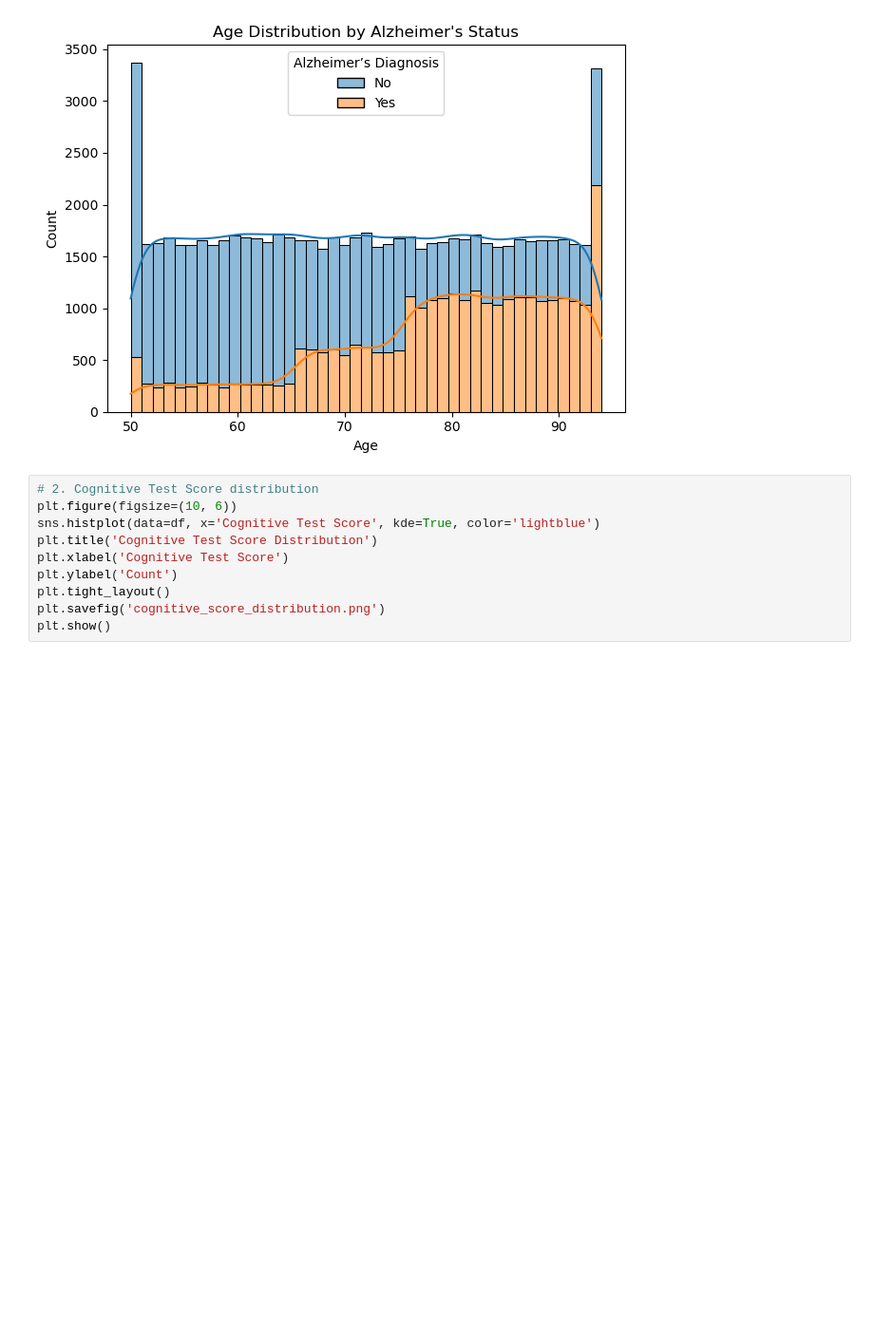
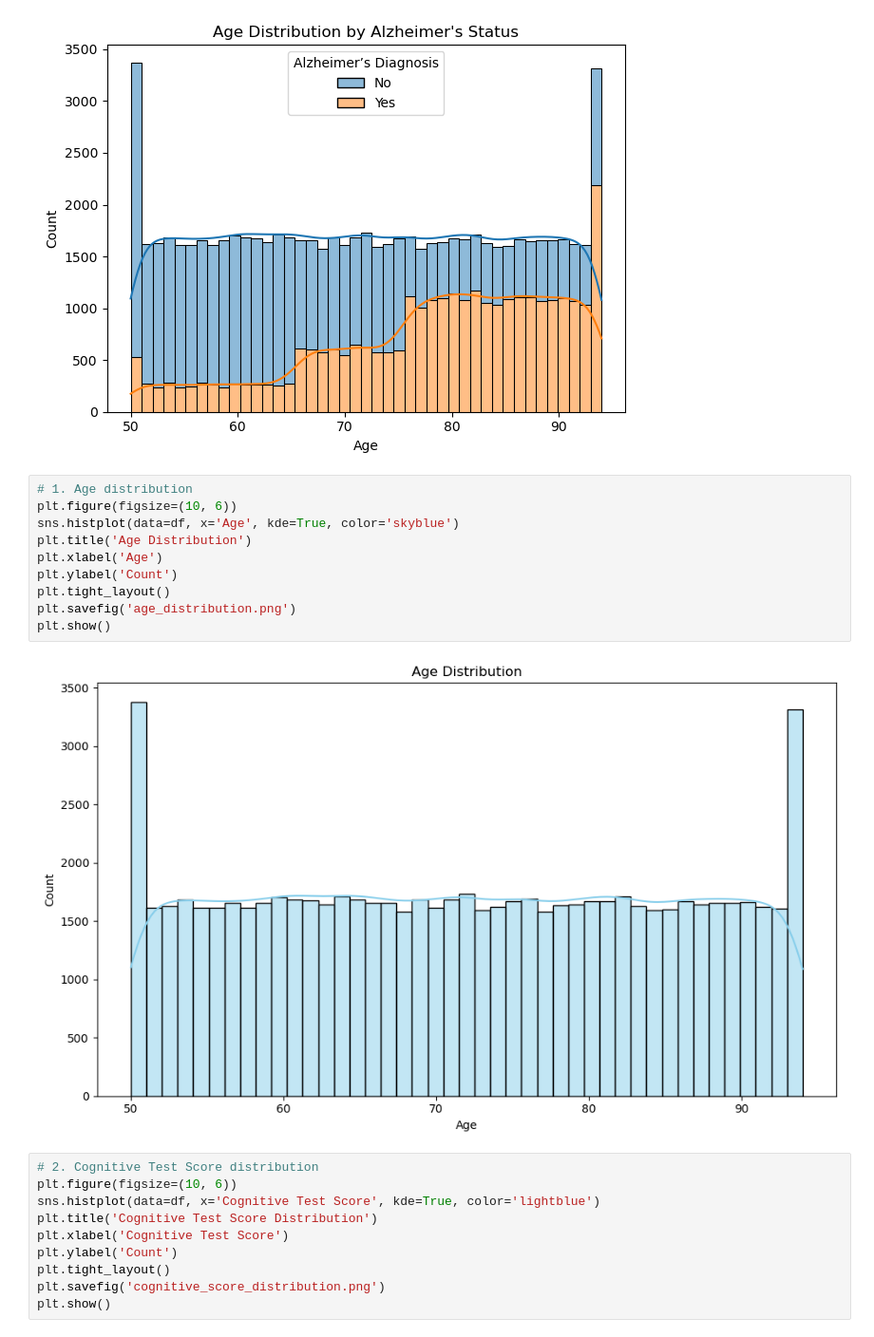
Before and after one commit to Jayendra727/alzheimers-prediction-using-machine-learning, a Jupyter notebook: alzheimers prediction project .ipynb, the cells around one changed output. Shown at 95% size. Cells and saved outputs as stored; diff of their text form; blank space fills up the shorter version.

```diff
--- a/alzheimers prediction project .ipynb
+++ b/alzheimers prediction project .ipynb
@@ -184,6 +168,18 @@ plt.savefig('age_by_alzheimers.png')
 plt.show()
 # %% [output]
 [figure]
+# %%
+# 1. Age distribution
+plt.figure(figsize=(10, 6))
+sns.histplot(data=df, x='Age', kde=True, color='skyblue')
+plt.title('Age Distribution')
+plt.xlabel('Age')
+plt.ylabel('Count')
+plt.tight_layout()
+plt.savefig('age_distribution.png')
+plt.show()
+# %% [output]
+[figure, added]
 # %%
 # 2. Cognitive Test Score distribution
 plt.figure(figsize=(10, 6))
```
Also changed, not shown: parts of 9 cells of this notebook.
